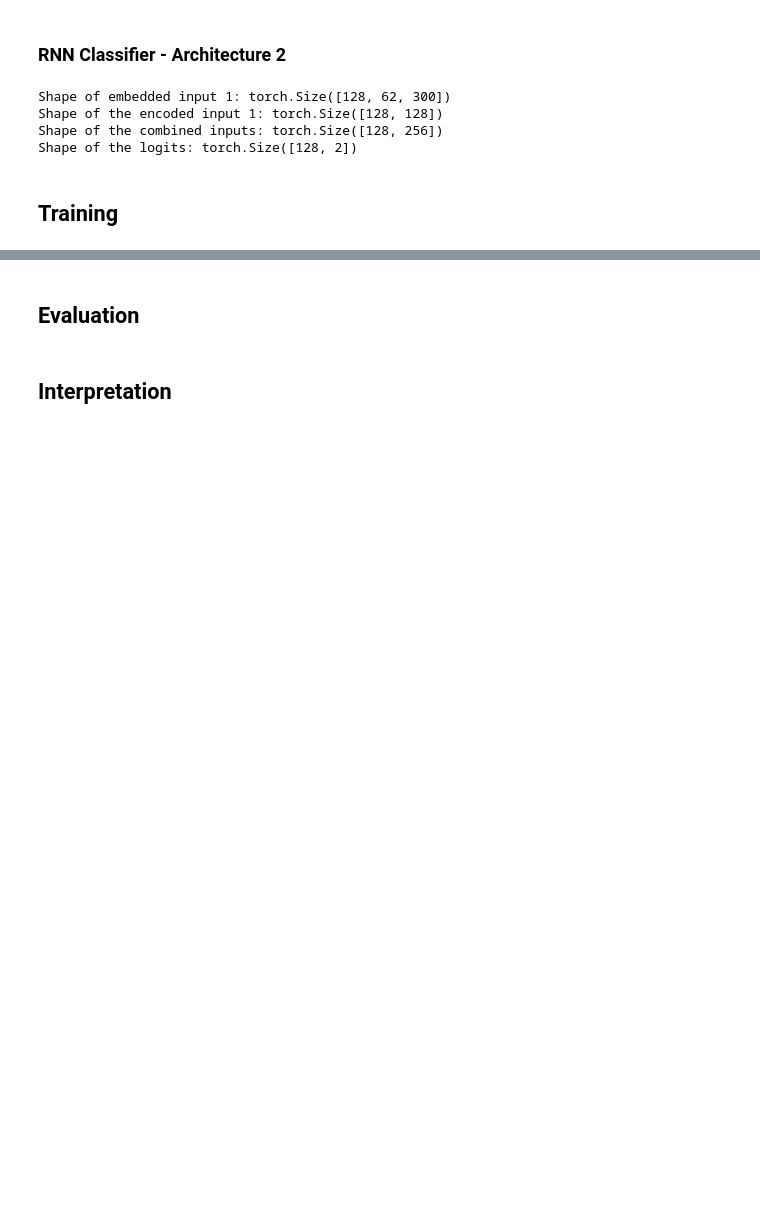
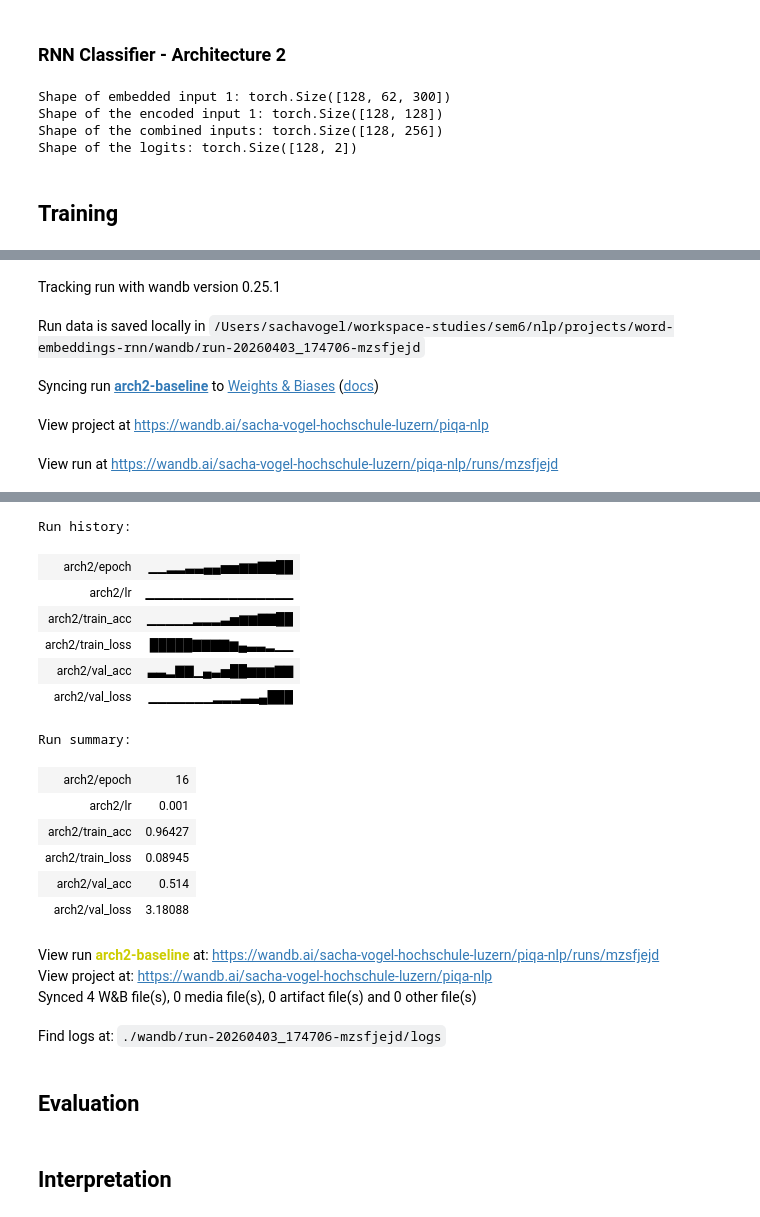
Before and after one commit to saegii/nlp, a Jupyter notebook: projects/word-embeddings-rnn/nlp-project-word-embeddings-rnn.ipynb, the cells around one changed output, grey strips where cells are left out. Cells and saved outputs as stored; diff of their text form; code cells hidden in the pictures; blank space fills up the shorter version.

```diff
--- a/projects/word-embeddings-rnn/nlp-project-word-embeddings-rnn.ipynb
+++ b/projects/word-embeddings-rnn/nlp-project-word-embeddings-rnn.ipynb
@@ -544,0 +713,11 @@ arch_two = RnnClassifier(embedding_matrix, rnn_hidden_dim=HIDDEN_DIM_RNN, classi
+# %%
+with wandb.init(project="piqa-nlp", name="arch2-baseline", config=baseline_config):
+    model_arch2 = RnnClassifier(
+        embedding_matrix=embedding_matrix,
+        rnn_hidden_dim=HIDDEN_DIM_RNN,
+        classifier_hidden_dim=HIDDEN_DIM_CLASSIFIER,
+        dropout_probability=DROPOUT_PROBABILITY,
+        padding_index=PAD_INDEX
+    )
+    train_model(model_arch2, train_loader, valid_loader, baseline_config, arch_name="arch2")
+# %% [output]
@@ -544,0 +725,5 @@ arch_two = RnnClassifier(embedding_matrix, rnn_hidden_dim=HIDDEN_DIM_RNN, classi
+Tracking run with wandb version 0.25.1
+Run data is saved locally in /Users/sachavogel/workspace-studies/sem6/nlp/projects/word-embeddings-rnn/wandb/run-20260403_174706-mzsfjejd
+Syncing run arch2-baseline to Weights & Biases (docs)
+View project at https://wandb.ai/sacha-vogel-hochschule-luzern/piqa-nlp
+View run at https://wandb.ai/sacha-vogel-hochschule-luzern/piqa-nlp/runs/mzsfjejd
@@ -545,3 +748,21 @@ arch_two = RnnClassifier(embedding_matrix, rnn_hidden_dim=HIDDEN_DIM_RNN, classi
+Run history:
+| arch2/epoch | ▁▁▂▂▃▃▄▄▅▅▆▆▇▇██ |
+| arch2/lr | ▁▁▁▁▁▁▁▁▁▁▁▁▁▁▁▁ |
+| arch2/train_acc | ▁▁▁▁▁▂▂▂▃▅▆▆▇▇██ |
+| arch2/train_loss | █████▇▇▇▇▆▄▃▃▂▁▁ |
+| arch2/val_acc | ▃▃▂▇▇▁▄▃▅██▆▆▆▇▇ |
+| arch2/val_loss | ▁▁▁▁▁▁▁▂▂▂▃▃▄███ |
+Run summary:
+| arch2/epoch | 16 |
+| arch2/lr | 0.001 |
+| arch2/train_acc | 0.96427 |
+| arch2/train_loss | 0.08945 |
+| arch2/val_acc | 0.514 |
+| arch2/val_loss | 3.18088 |
+View run arch2-baseline at: https://wandb.ai/sacha-vogel-hochschule-luzern/piqa-nlp/runs/mzsfjejd
+View project at: https://wandb.ai/sacha-vogel-hochschule-luzern/piqa-nlp
+Synced 4 W&B file(s), 0 media file(s), 0 artifact file(s) and 0 other file(s)
+Find logs at: ./wandb/run-20260403_174706-mzsfjejd/logs
 # %% [markdown]
 ## Evaluation
 # %%
```
Also changed, not shown: parts of 10 cells of this notebook.
